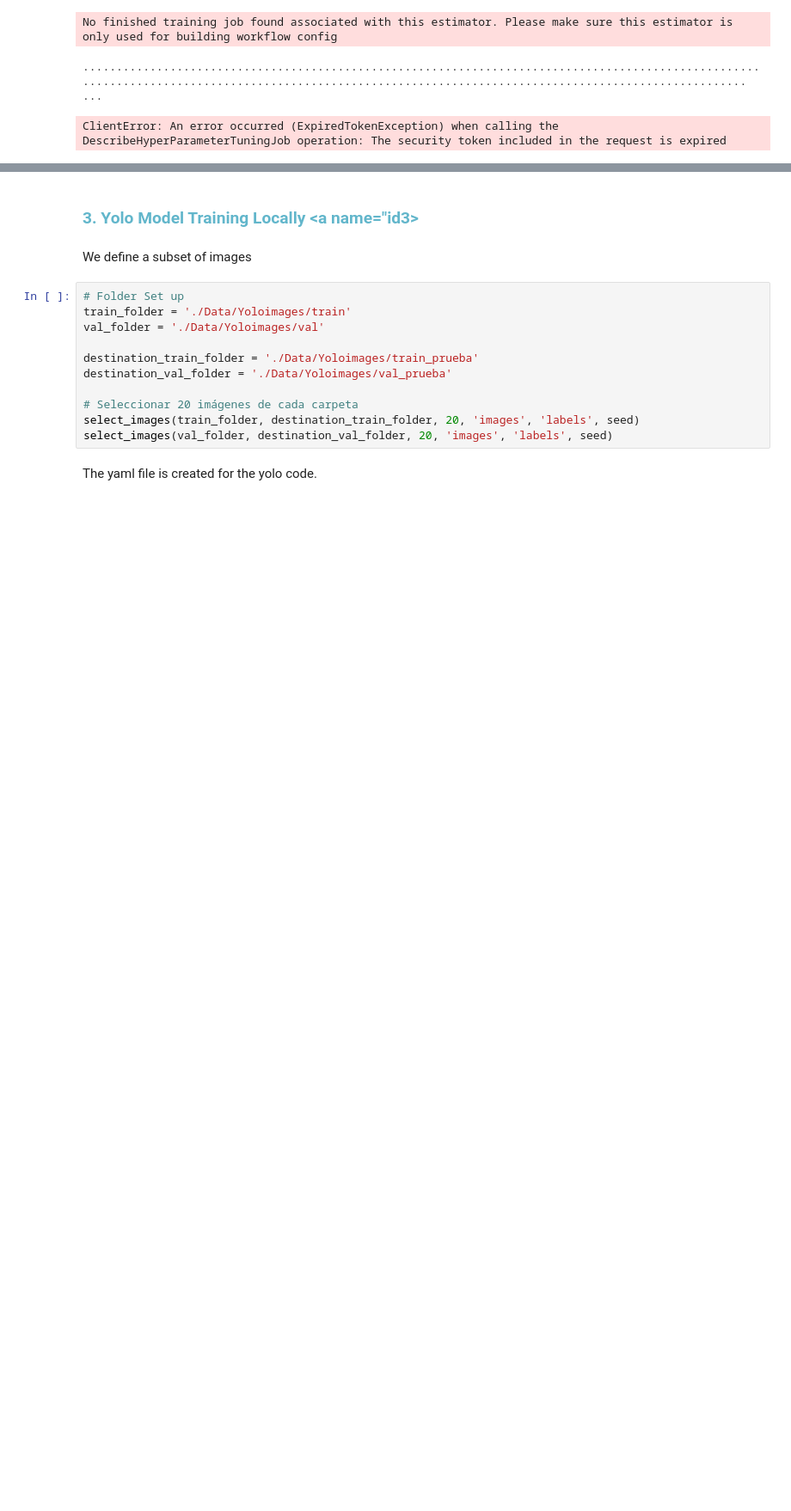
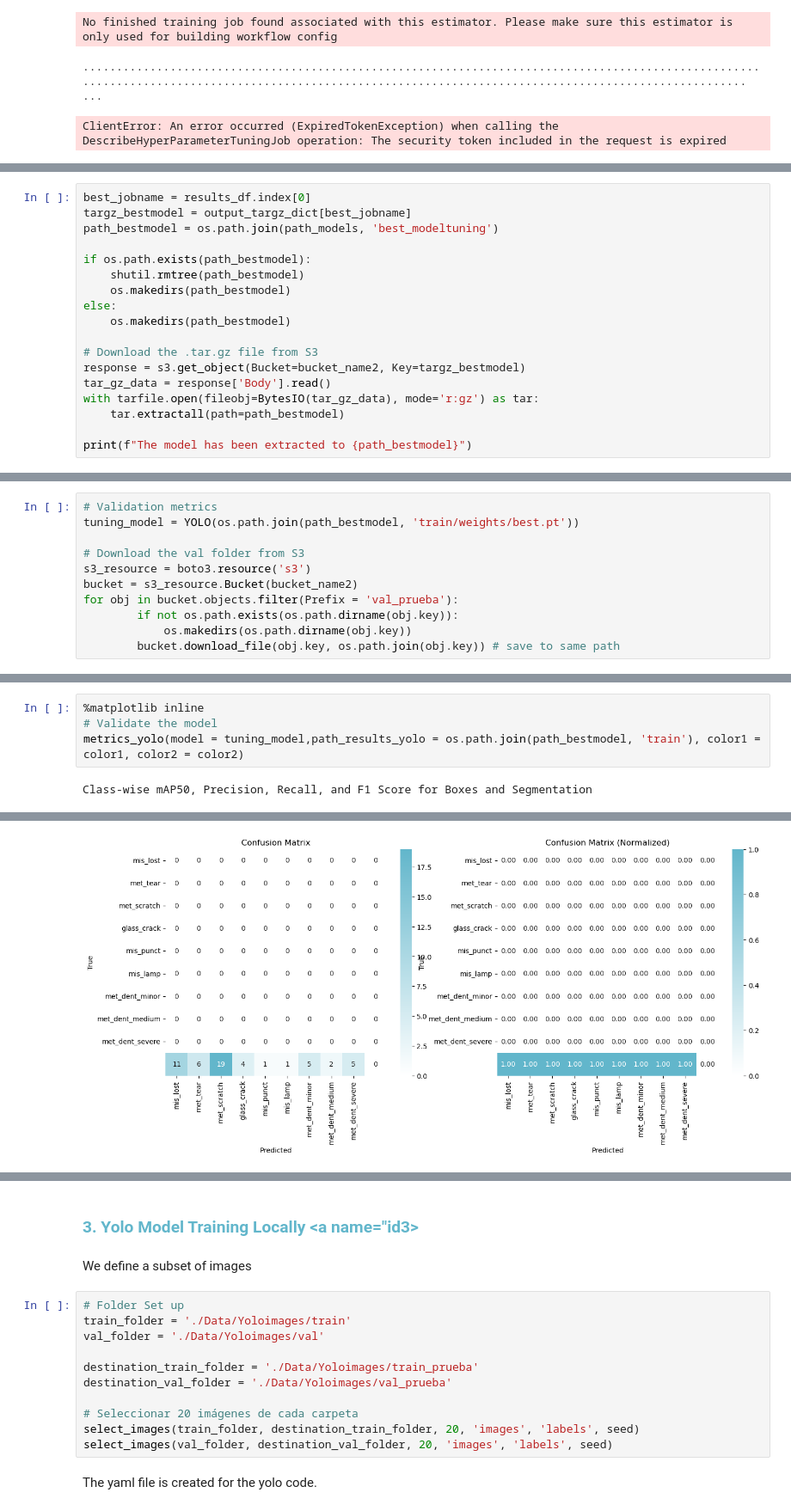
Before and after one commit to ACM40960/project-danielquesada89, a Jupyter notebook: Notebooks/4_yolo_code.ipynb, the cells around one changed output, grey strips where cells are left out. Shown at 86% size. Drawn from its saved outputs; the diff is of its cells as text; blank space fills up the shorter version.

Commit message:
Metrics of best model tuning code

```diff
--- a/Notebooks/4_yolo_code.ipynb
+++ b/Notebooks/4_yolo_code.ipynb
@@ -697,0 +708,18 @@ results_df
+# %%
+best_jobname = results_df.index[0]
+targz_bestmodel = output_targz_dict[best_jobname]
+path_bestmodel = os.path.join(path_models, 'best_modeltuning')
+
+if os.path.exists(path_bestmodel):
+    shutil.rmtree(path_bestmodel)
+    os.makedirs(path_bestmodel)
+else:
+    os.makedirs(path_bestmodel)
+
+# Download the .tar.gz file from S3
+response = s3.get_object(Bucket=bucket_name2, Key=targz_bestmodel)
+tar_gz_data = response['Body'].read()
+with tarfile.open(fileobj=BytesIO(tar_gz_data), mode='r:gz') as tar:
+    tar.extractall(path=path_bestmodel)
+
+print(f"The model has been extracted to {path_bestmodel}")
@@ -697,0 +728,11 @@ results_df
+# %%
+# Validation metrics
+tuning_model = YOLO(os.path.join(path_bestmodel, 'train/weights/best.pt'))
+
+# Download the val folder from S3
+s3_resource = boto3.resource('s3')
+bucket = s3_resource.Bucket(bucket_name2)
+for obj in bucket.objects.filter(Prefix = 'val_prueba'):
+        if not os.path.exists(os.path.dirname(obj.key)):
+            os.makedirs(os.path.dirname(obj.key))
+        bucket.download_file(obj.key, os.path.join(obj.key)) # save to same path
@@ -697,0 +772,6 @@ results_df
+# %%
+%matplotlib inline
+# Validate the model
+metrics_yolo(model = tuning_model,path_results_yolo = os.path.join(path_bestmodel, 'train'), color1 = color1, color2 = color2)
+# %% [output]
+Class-wise mAP50, Precision, Recall, and F1 Score for Boxes and Segmentation
@@ -697,0 +788 @@ results_df
+[figure, added]
```
Also changed, not shown: parts of 15 cells of this notebook, 3 other files.
